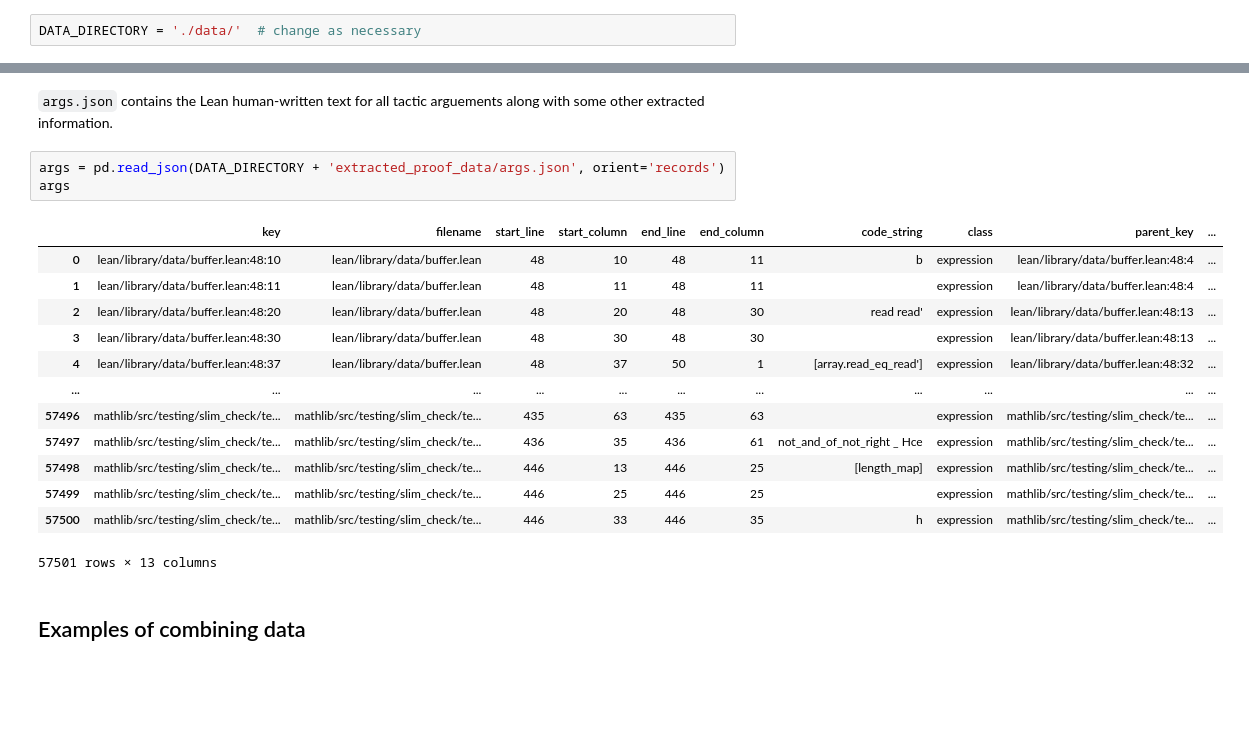
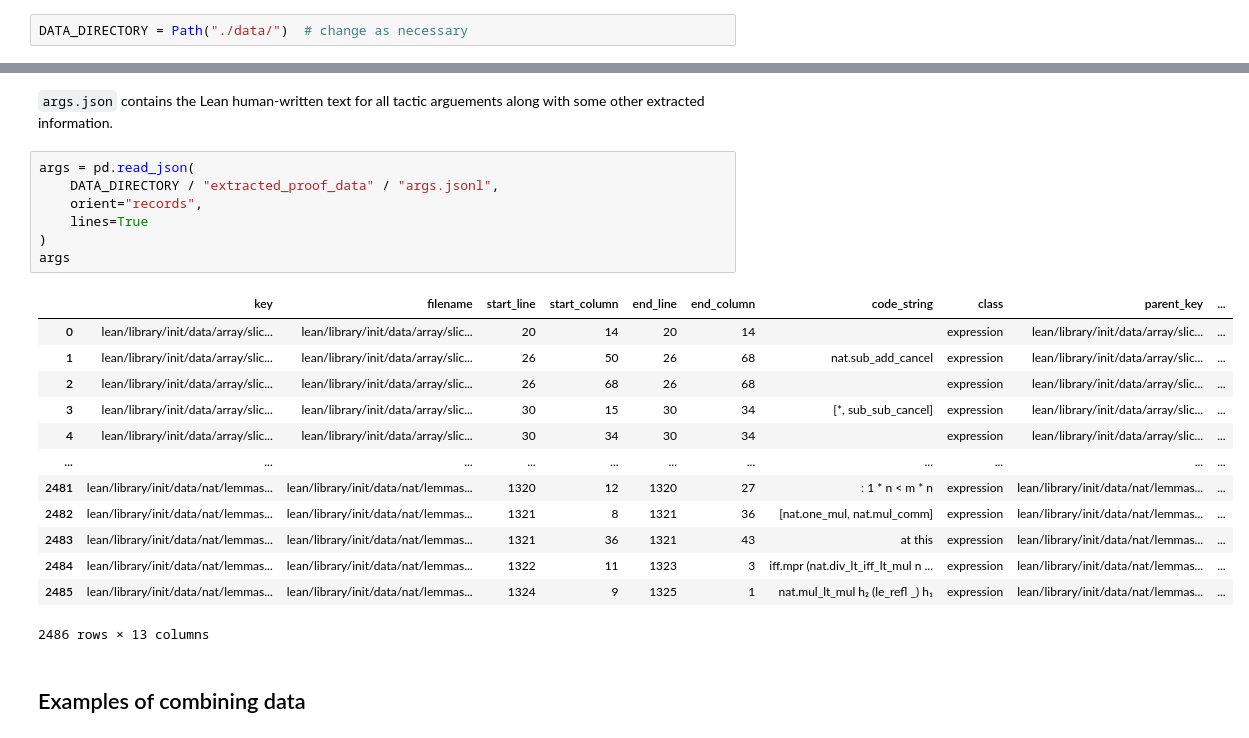
Before and after one commit to jasonrute/lean_proof_recording, a Jupyter notebook: data_examples.ipynb, the cells around one changed output, grey strips where cells are left out. Saved outputs shown, nothing was run; the diff lists cells and outputs as text; blank space fills up the shorter version.

```diff
--- a/data_examples.ipynb
+++ b/data_examples.ipynb
@@ -12,5 +10,5 @@ import numpy as np
 # %%
-DATA_DIRECTORY = './data/'  # change as necessary
+DATA_DIRECTORY = Path("./data/")  # change as necessary
 # %% [markdown]
 ## The traced data
 # %% [markdown]
@@ -179,22 +195,26 @@ tactics
 # %% [markdown]
 `args.json` contains the Lean human-written text for all tactic arguements along with some other extracted information.
 # %%
-args = pd.read_json(DATA_DIRECTORY + 'extracted_proof_data/args.json', orient='records')
+args = pd.read_json(
+    DATA_DIRECTORY / "extracted_proof_data" / "args.jsonl",
+    orient="records",
+    lines=True
+)
 args
 # %% [output]
 |  | key | filename | start_line | start_column | end_line | end_column | code_string | class | parent_key | ... |
-| 0 | lean/library/data/buffer.lean:48:10 | lean/library/data/buffer.lean | 48 | 10 | 48 | 11 | b | expression | lean/library/data/buffer.lean:48:4 | ... |
-| 1 | lean/library/data/buffer.lean:48:11 | lean/library/data/buffer.lean | 48 | 11 | 48 | 11 |  | expression | lean/library/data/buffer.lean:48:4 | ... |
-| 2 | lean/library/data/buffer.lean:48:20 | lean/library/data/buffer.lean | 48 | 20 | 48 | 30 | read read' | expression | lean/library/data/buffer.lean:48:13 | ... |
-| 3 | lean/library/data/buffer.lean:48:30 | lean/library/data/buffer.lean | 48 | 30 | 48 | 30 |  | expression | lean/library/data/buffer.lean:48:13 | ... |
-| 4 | lean/library/data/buffer.lean:48:37 | lean/library/data/buffer.lean | 48 | 37 | 50 | 1 | [array.read_eq_read'] | expression | lean/library/data/buffer.lean:48:32 | ... |
+| 0 | lean/library/init/data/array/slic... | lean/library/init/data/array/slic... | 20 | 14 | 20 | 14 |  | expression | lean/library/init/data/array/slic... | ... |
+| 1 | lean/library/init/data/array/slic... | lean/library/init/data/array/slic... | 26 | 50 | 26 | 68 | nat.sub_add_cancel | expression | lean/library/init/data/array/slic... | ... |
+| 2 | lean/library/init/data/array/slic... | lean/library/init/data/array/slic... | 26 | 68 | 26 | 68 |  | expression | lean/library/init/data/array/slic... | ... |
+| 3 | lean/library/init/data/array/slic... | lean/library/init/data/array/slic... | 30 | 15 | 30 | 34 | [*, sub_sub_cancel] | expression | lean/library/init/data/array/slic... | ... |
+| 4 | lean/library/init/data/array/slic... | lean/library/init/data/array/slic... | 30 | 34 | 30 | 34 |  | expression | lean/library/init/data/array/slic... | ... |
 | ... | ... | ... | ... | ... | ... | ... | ... | ... | ... | ... |
-| 57496 | mathlib/src/testing/slim_check/te... | mathlib/src/testing/slim_check/te... | 435 | 63 | 435 | 63 |  | expression | mathlib/src/testing/slim_check/te... | ... |
-| 57497 | mathlib/src/testing/slim_check/te... | mathlib/src/testing/slim_check/te... | 436 | 35 | 436 | 61 | not_and_of_not_right _ Hce | expression | mathlib/src/testing/slim_check/te... | ... |
-| 57498 | mathlib/src/testing/slim_check/te... | mathlib/src/testing/slim_check/te... | 446 | 13 | 446 | 25 | [length_map] | expression | mathlib/src/testing/slim_check/te... | ... |
-| 57499 | mathlib/src/testing/slim_check/te... | mathlib/src/testing/slim_check/te... | 446 | 25 | 446 | 25 |  | expression | mathlib/src/testing/slim_check/te... | ... |
-| 57500 | mathlib/src/testing/slim_check/te... | mathlib/src/testing/slim_check/te... | 446 | 33 | 446 | 35 | h | expression | mathlib/src/testing/slim_check/te... | ... |
+| 2481 | lean/library/init/data/nat/lemmas... | lean/library/init/data/nat/lemmas... | 1320 | 12 | 1320 | 27 | : 1 * n < m * n | expression | lean/library/init/data/nat/lemmas... | ... |
+| 2482 | lean/library/init/data/nat/lemmas... | lean/library/init/data/nat/lemmas... | 1321 | 8 | 1321 | 36 | [nat.one_mul, nat.mul_comm] | expression | lean/library/init/data/nat/lemmas... | ... |
+| 2483 | lean/library/init/data/nat/lemmas... | lean/library/init/data/nat/lemmas... | 1321 | 36 | 1321 | 43 | at this | expression | lean/library/init/data/nat/lemmas... | ... |
+| 2484 | lean/library/init/data/nat/lemmas... | lean/library/init/data/nat/lemmas... | 1322 | 11 | 1323 | 3 | iff.mpr (nat.div_lt_iff_lt_mul n ... | expression | lean/library/init/data/nat/lemmas... | ... |
+| 2485 | lean/library/init/data/nat/lemmas... | lean/library/init/data/nat/lemmas... | 1324 | 9 | 1325 | 1 | nat.mul_lt_mul h₂ (le_refl _) h₁ | expression | lean/library/init/data/nat/lemmas... | ... |
-57501 rows × 13 columns
+2486 rows × 13 columns
 # %% [markdown]
 ## Examples of combining data
 # %% [markdown]
```
Also changed, not shown: parts of 28 cells of this notebook.
